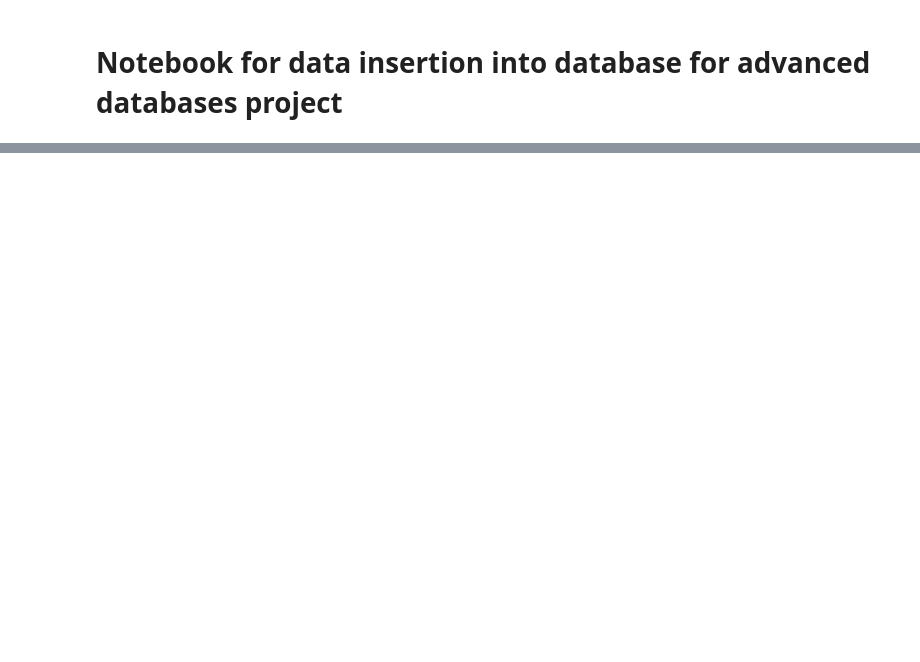
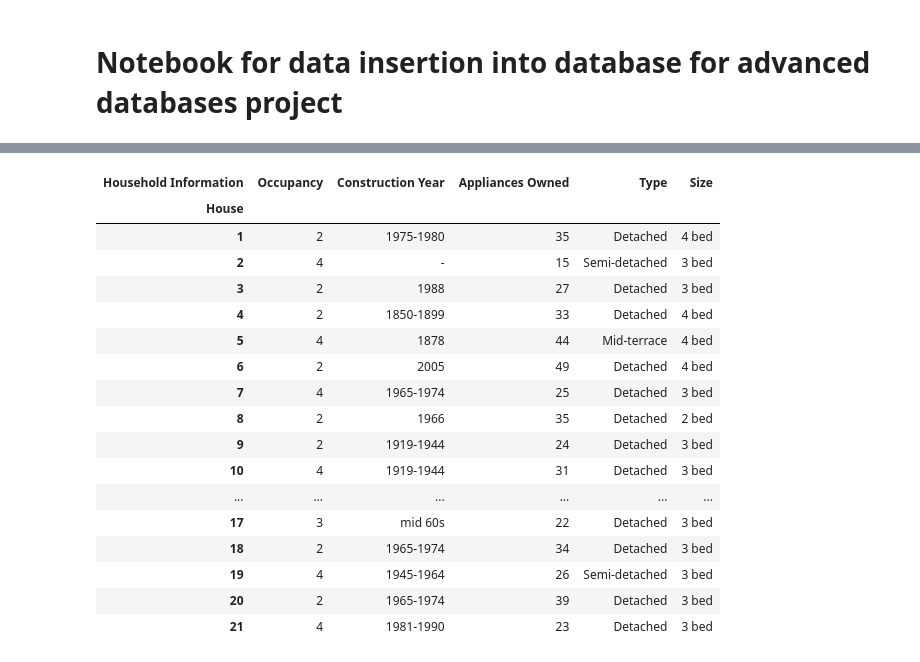
Before and after one commit to wkula/ADB_project, a Jupyter notebook: Data_insert.ipynb, the cells around one changed output, grey strips where cells are left out. Saved outputs shown, nothing was run; the diff lists cells and outputs as text; code cells hidden in the pictures; blank space fills up the shorter version.

```diff
--- a/Data_insert.ipynb
+++ b/Data_insert.ipynb
@@ -241,12 +249,32 @@ graph.write_png('dbschema.png') # write out the file
 # %%
 MetaData_Tables = pd.read_excel('MetaData_Tables.xlsx', index_col=0, sheet_name=None)
 MetaData_Tables['Sheet1'].columns = MetaData_Tables['Sheet1'].iloc[0]
 MetaData_Tables['Sheet1'].drop(['House'], inplace=True)
 MetaData_Tables['Sheet1'].replace({'\t':''}, regex=True, inplace=True)
 IndexName = MetaData_Tables['Sheet1'].index.name
 MetaData_Tables['Sheet1'].index.name = MetaData_Tables['Sheet1'].columns.name
 MetaData_Tables['Sheet1'].columns.name = IndexName
 MetaData_Tables['Sheet1'].index = MetaData_Tables['Sheet1'].index.astype(int)
-MetaData_Tables['Sheet1']
+Sheet1 = MetaData_Tables.pop('Sheet1')
+Sheet1
+# %% [output]
+| Household Information | Occupancy | Construction Year | Appliances Owned | Type | Size |
+| House |  |  |  |  |  |
+| 1 | 2 | 1975-1980 | 35 | Detached | 4 bed |
+| 2 | 4 | - | 15 | Semi-detached | 3 bed |
+| 3 | 2 | 1988 | 27 | Detached | 3 bed |
+| 4 | 2 | 1850-1899 | 33 | Detached | 4 bed |
+| 5 | 4 | 1878 | 44 | Mid-terrace | 4 bed |
+| 6 | 2 | 2005 | 49 | Detached | 4 bed |
+| 7 | 4 | 1965-1974 | 25 | Detached | 3 bed |
+| 8 | 2 | 1966 | 35 | Detached | 2 bed |
+| 9 | 2 | 1919-1944 | 24 | Detached | 3 bed |
+| 10 | 4 | 1919-1944 | 31 | Detached | 3 bed |
+| ... | ... | ... | ... | ... | ... |
+| 17 | 3 | mid 60s | 22 | Detached | 3 bed |
+| 18 | 2 | 1965-1974 | 34 | Detached | 3 bed |
+| 19 | 4 | 1945-1964 | 26 | Semi-detached | 3 bed |
+| 20 | 2 | 1965-1974 | 39 | Detached | 3 bed |
+| 21 | 4 | 1981-1990 | 23 | Detached | 3 bed |
 # %%
 MetaData_Tables['House 1']
```
Also changed, not shown: parts of 4 cells of this notebook.
